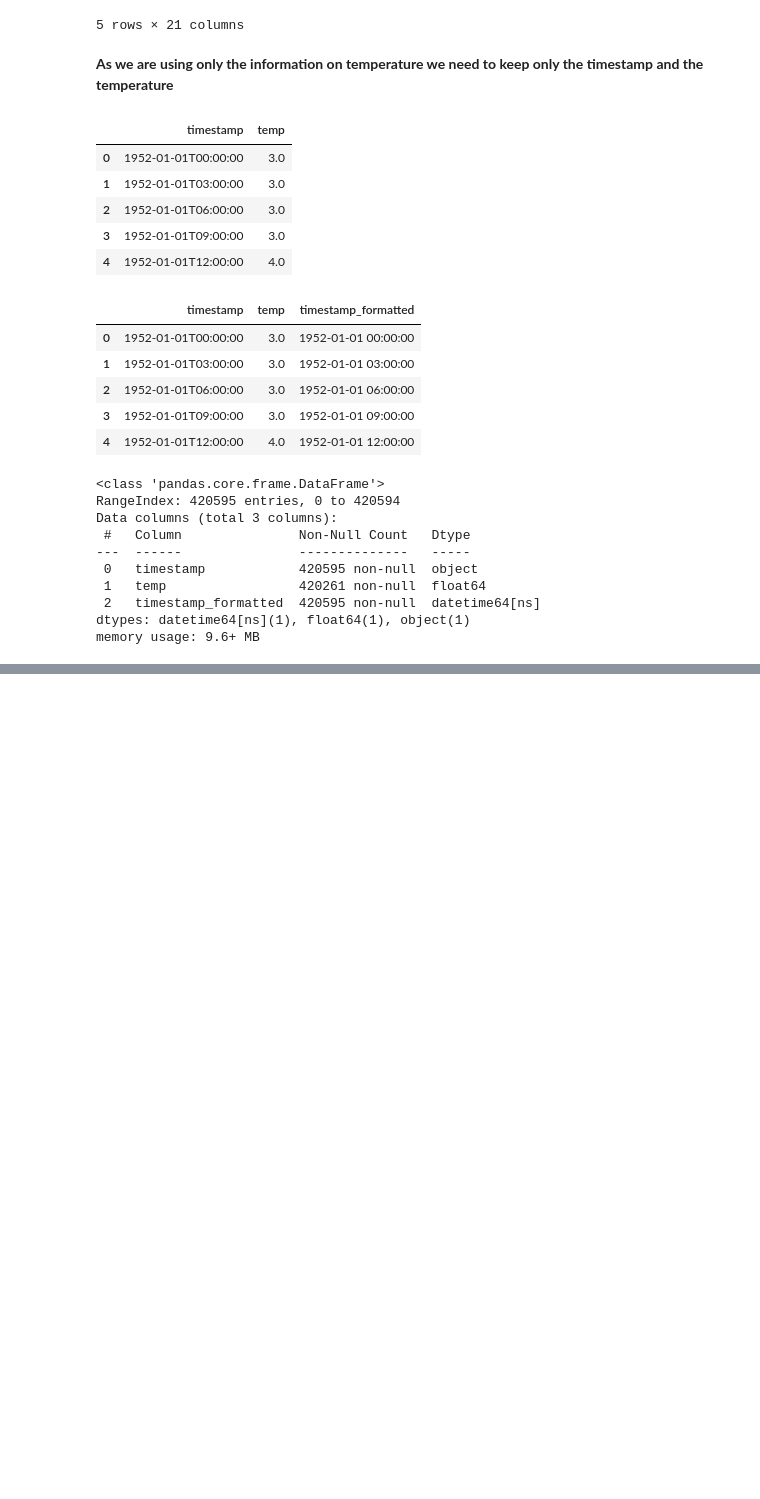
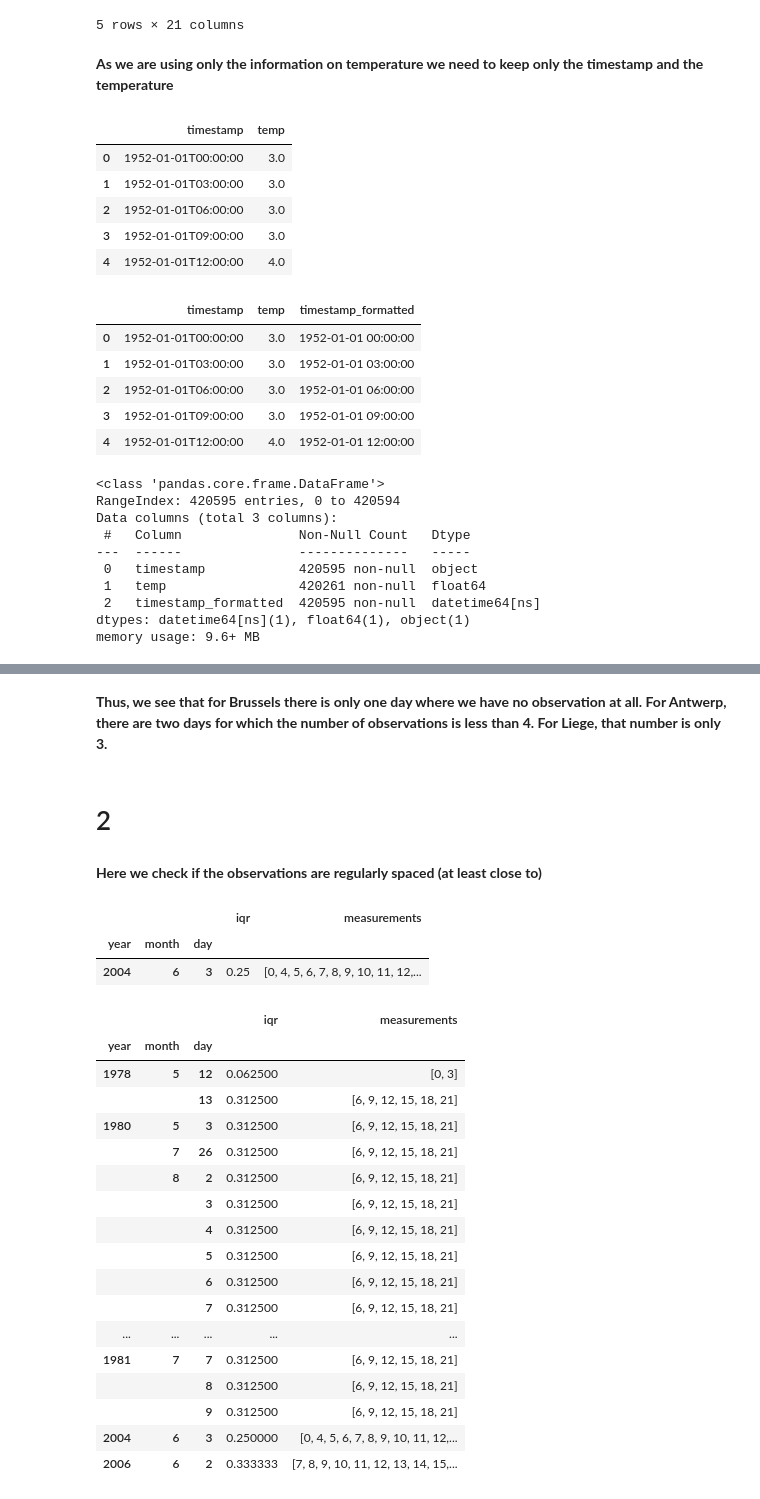
Before and after one commit to muuratjann/heatwave, a Jupyter notebook: Untitled.ipynb, the cells around one changed output, grey strips where cells are left out. Cells and saved outputs as stored; diff of their text form; code cells hidden in the pictures; blank space fills up the shorter version.

```diff
--- a/Untitled.ipynb
+++ b/Untitled.ipynb
@@ -342,0 +149,16 @@ Lie_na_night[Lie_na_night['missing_percent']==1]
+# %% [markdown]
+**Thus, we see that for Brussels there is only one day where we have no observation at all. For Antwerp, there are two days for which the number of observations is less than 4. For Liege, that number is only 3.**
+# %% [markdown]
+# 2
+# %% [markdown]
+**Here we check if the observations are regularly spaced (at least close to)**
+# %%
+Bru_summer=Bru_summer.reset_index().drop(columns=["index"])
+Ant_summer=Ant_summer.reset_index().drop(columns=["index"])
+Lie_summer=Lie_summer.reset_index().drop(columns=["index"])
+# %%
+Bru_summer['hour_unif']=Bru_summer['hour'].apply(lambda x: x/24)
+Ant_summer['hour_unif']=Ant_summer['hour'].apply(lambda x: x/24)
+Lie_summer['hour_unif']=Lie_summer['hour'].apply(lambda x: x/24)
+# %%
+pd.set_option('max_colwidth', None)
@@ -342,0 +169,31 @@ Lie_na_night[Lie_na_night['missing_percent']==1]
+# %%
+Bru_spread[np.logical_or(Bru_spread['iqr']>0.6, Bru_spread['iqr']<0.4)]
+# %% [output]
+|  |  |  | iqr | measurements |
+| year | month | day |  |  |
+| 2004 | 6 | 3 | 0.25 | [0, 4, 5, 6, 7, 8, 9, 10, 11, 12,... |
+# %%
+Ant_spread=Ant_summer.set_index(['year', 'month', 'day']).groupby(level=[0, 1, 2])[['hour_unif']].agg(iqr)
+Ant_spread['measurements']=Ant_summer.set_index(['year', 'month', 'day']).groupby(level=[0, 1, 2])['hour'].apply(list)
+Ant_spread.rename(columns={'hour_unif':'iqr'}, inplace=True)
+# %%
+Ant_spread[np.logical_or(Ant_spread['iqr']>0.6, Ant_spread['iqr']<0.4)]
+# %% [output]
+|  |  |  | iqr | measurements |
+| year | month | day |  |  |
+| 1978 | 5 | 12 | 0.062500 | [0, 3] |
+|  |  | 13 | 0.312500 | [6, 9, 12, 15, 18, 21] |
+| 1980 | 5 | 3 | 0.312500 | [6, 9, 12, 15, 18, 21] |
+|  | 7 | 26 | 0.312500 | [6, 9, 12, 15, 18, 21] |
+|  | 8 | 2 | 0.312500 | [6, 9, 12, 15, 18, 21] |
+|  |  | 3 | 0.312500 | [6, 9, 12, 15, 18, 21] |
+|  |  | 4 | 0.312500 | [6, 9, 12, 15, 18, 21] |
+|  |  | 5 | 0.312500 | [6, 9, 12, 15, 18, 21] |
+|  |  | 6 | 0.312500 | [6, 9, 12, 15, 18, 21] |
+|  |  | 7 | 0.312500 | [6, 9, 12, 15, 18, 21] |
+| ... | ... | ... | ... | ... |
+| 1981 | 7 | 7 | 0.312500 | [6, 9, 12, 15, 18, 21] |
+|  |  | 8 | 0.312500 | [6, 9, 12, 15, 18, 21] |
+|  |  | 9 | 0.312500 | [6, 9, 12, 15, 18, 21] |
+| 2004 | 6 | 3 | 0.250000 | [0, 4, 5, 6, 7, 8, 9, 10, 11, 12,... |
+| 2006 | 6 | 2 | 0.333333 | [7, 8, 9, 10, 11, 12, 13, 14, 15,... |
```
Also changed, not shown: parts of 67 cells of this notebook.
